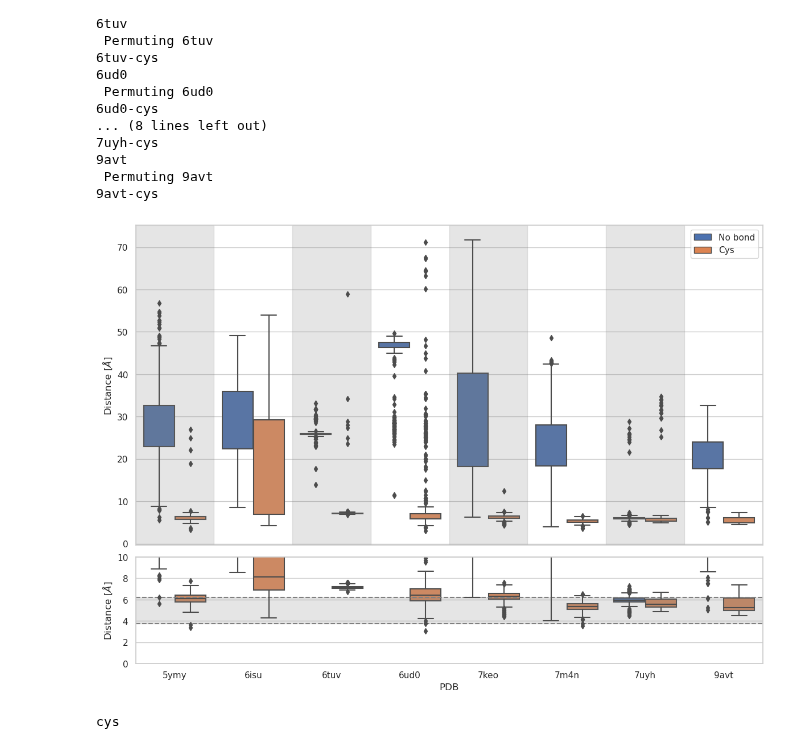
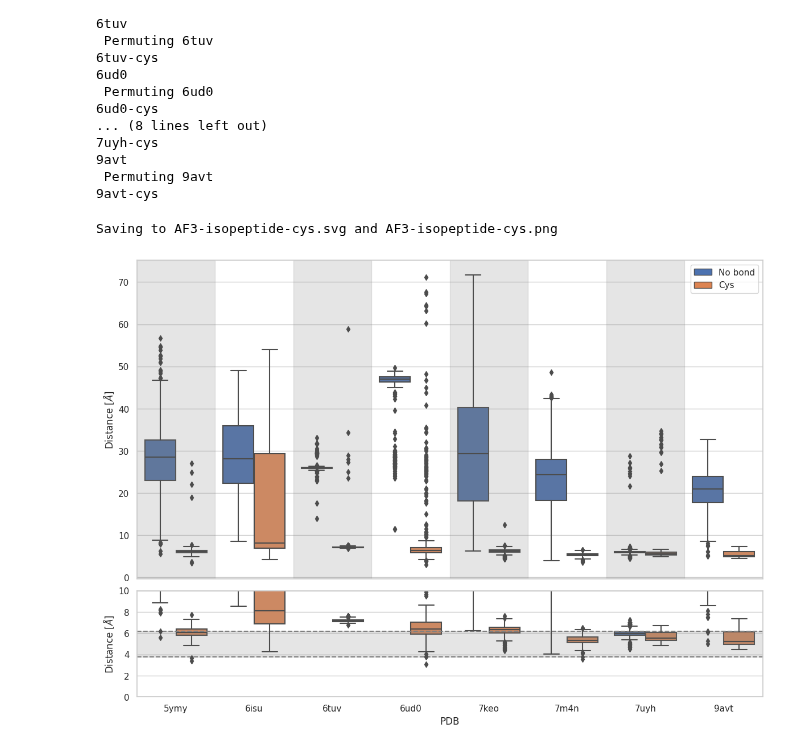
Before and after one commit to bio-phys/polyUb-AF, a Jupyter notebook: analysis_isopeptide_length_ubs.ipynb, the cells around one changed output. Saved outputs shown, nothing was run; the diff lists cells and outputs as text; code cells hidden in the pictures.

```diff
--- a/analysis_isopeptide_length_ubs.ipynb
+++ b/analysis_isopeptide_length_ubs.ipynb
@@ -211,9 +212,7 @@ df['PDB'] = df['PDB'].str.replace(f'-{mode}', '', regex=True)
 # %%
 # Plot the distances
 
-import matplotlib.pyplot as plt
-from matplotlib.gridspec import GridSpec
-import seaborn
+# Use an editable font
 plt.rcParams['svg.fonttype'] = 'none'
 # Get the default color palette
 colors = seaborn.color_palette()
@@ -229,16 +228,16 @@ if mode == "bond":
     # use to set style of background of plot
     seaborn.set_theme(rc={'figure.figsize':(11.7,8.27)})
     seaborn.set(style="whitegrid")
-    seaborn.boxplot(x="PDB", y="distance", hue=mode, data=df[df.iloc[:, 2] == "no"], medianprops={"color": "r", "linewidth": 0}, ax=ax1)
+    seaborn.boxplot(x="PDB", y="distance", hue=mode, data=df[df.iloc[:, 2] == "no"], ax=ax1)
     ax1.set_ylabel(r'Distance [$\AA$]')
     ax1.set_xlabel(None)
     ax1.get_xaxis().set_ticks([])
     ax1.legend(title=None, labels=['No bond', 'Isopeptide mimetic'])
     leg = ax1.get_legend()
-    leg.legendHandles[0].set_facecolor(colors[0])
-    leg.legendHandles[1].set_facecolor(colors[1])
-    leg.legendHandles[0].set_linewidth(1)
-    leg.legendHandles[1].set_linewidth(1)
+    leg.legend_handles[0].set_facecolor(colors[0])
+    leg.legend_handles[1].set_facecolor(colors[1])
+    leg.legend_handles[0].set_linewidth(1)
+    leg.legend_handles[1].set_linewidth(1)
 
     #ax2.fill_between([-0.5,7.5], ref_merged.min(), ref_merged.max(), alpha=0.5)
     seaborn.set_theme(rc={'figure.figsize':(11.7,8.27)})
@@ -260,39 +259,39 @@ elif mode == "cys":
     # use to set style of background of plot
     seaborn.set_theme(rc={'figure.figsize':(11.7,8.27)})
     seaborn.set(style="whitegrid")
-    seaborn.boxplot(x="PDB", y="distance", hue=mode, data=df, medianprops={"color": "r", "linewidth": 0}, ax=ax1)
+    seaborn.boxplot(x="PDB", y="distance", hue=mode, data=df, ax=ax1)
     ax1.set_ylabel(r'Distance [$\AA$]')
     ax1.set_xlabel(None)
     ax1.get_xaxis().set_ticks([])
     ax1.legend(title=None, labels=['No bond', 'Cys'])
     leg = ax1.get_legend()
-    leg.legendHandles[0].set_facecolor(colors[0])
-    leg.legendHandles[1].set_facecolor(colors[1])
-    leg.legendHandles[0].set_linewidth(1)
-    leg.legendHandles[1].set_linewidth(1)
+    leg.legend_handles[0].set_facecolor(colors[0])
+    leg.legend_handles[1].set_facecolor(colors[1])
+    leg.legend_handles[0].set_linewidth(1)
+    leg.legend_handles[1].set_linewidth(1)
     limits = ax1.get_xlim()
     ax1.axvspan(-0.5, 0.5, color='gray', alpha=0.2)
     ax1.axvspan( 1.5, 2.5, color='gray', alpha=0.2)
     ax1.axvspan( 3.5, 4.5, color='gray', alpha=0.2)
     ax1.axvspan( 5.5, 6.5, color='gray', alpha=0.2)
     ax1.axvspan( 7.5, 8.5, color='gray', alpha=0.2)
     ax1.set_xlim(limits)
 
     #ax2.fill_between([-0.5,7.5], ref_merged.min(), ref_merged.max(), alpha=0.5)
     seaborn.set_theme(rc={'figure.figsize':(11.7,8.27)})
     seaborn.set(style="whitegrid")
     ax2.axhspan(ref_merged.min(), ref_merged.max(), color='gray', alpha=0.2)
     ax2.axhline(y=ref_merged.min(), color='gray', linestyle='--', label='y=10')
     ax2.axhline(y=ref_merged.max(), color='gray', linestyle='--', label='y=10')
     seaborn.boxplot(x="PDB", y="distance", hue=mode, data=df, ax=ax2)
     ax2.set_ylabel(r'Distance [$\AA$]')
     ax2.set_ylim([0,10])
     ax2.legend_.remove()
 
+print (f"Saving to AF3-isopeptide-{mode}{linker_suffix}.svg and AF3-isopeptide-{mode}{linker_suffix}.png")
 plt.savefig(f"AF3-isopeptide-{mode}{linker_suffix}.svg", bbox_inches=0, transparent=True)
 plt.savefig(f"AF3-isopeptide-{mode}{linker_suffix}.png", bbox_inches=0, transparent=False)
 plt.show()
-print (mode, linker_suffix)
 # %% [output]
+Saving to AF3-isopeptide-cys.svg and AF3-isopeptide-cys.png
-[figure, old version]
+[figure, new version]
-cys
```
Also changed, not shown: parts of 4 cells of this notebook, 1 other file.
